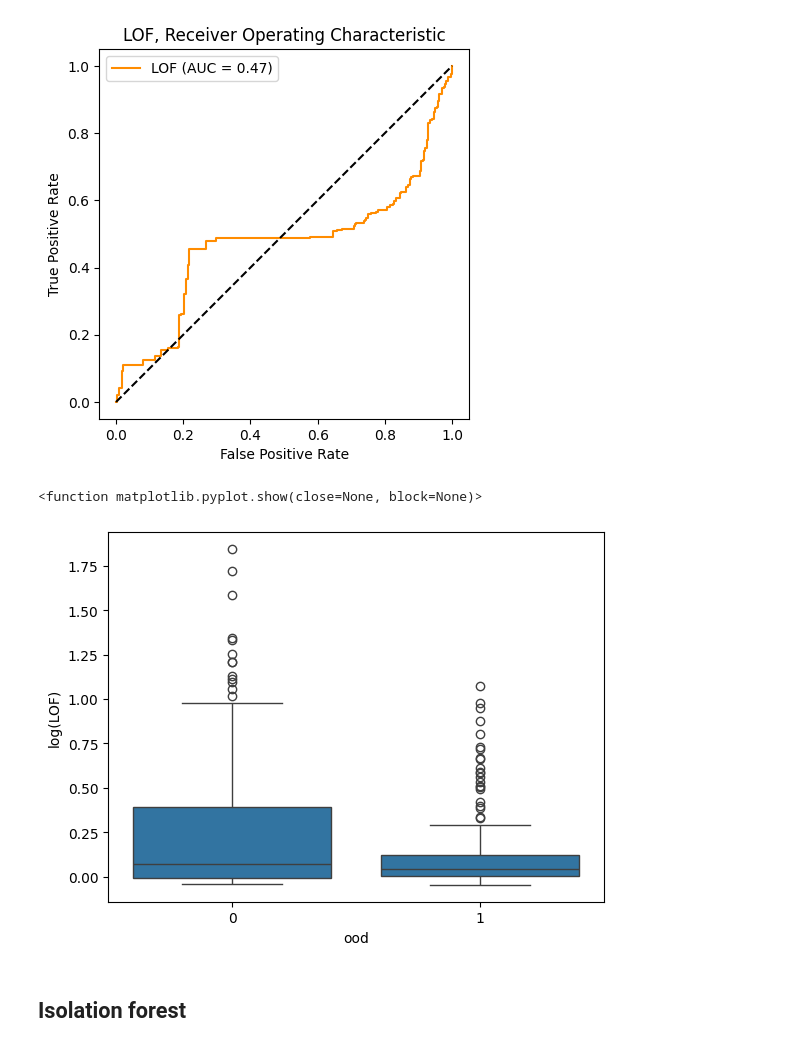
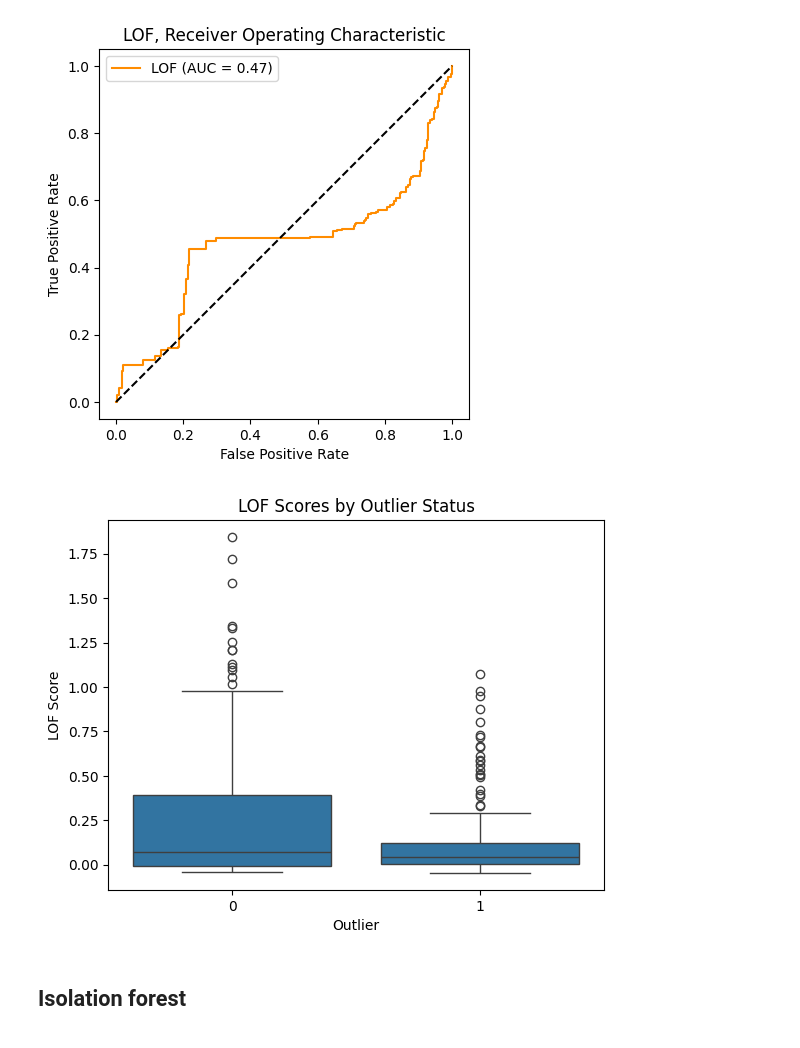
Before and after one commit to Jvlia17/out-of-distribution-detection, a Jupyter notebook: Detekcja_anomalii.ipynb, the cells around one changed output. Cells and saved outputs as stored; diff of their text form; code cells hidden in the pictures.

```diff
--- a/Detekcja_anomalii.ipynb
+++ b/Detekcja_anomalii.ipynb
@@ -418,23 +451,22 @@ plt.legend()
 plt.show()
 # %% [output]
 [figure]
-# %%
-model.fit(X)
-anomaly_score = model.negative_outlier_factor_
-# %%
-import pandas as pd
-import seaborn as sns
-
-of = np.log(-anomaly_score)
-
-data= pd.DataFrame({'lof': of, 'ood': y})
-
-sns.boxplot(x='ood', y='lof', data=data).set(ylabel='log(LOF)')
-
-plt.show
-# %% [output]
-<function matplotlib.pyplot.show(close=None, block=None)>
-[figure, removed]
+# %%
+# Przekształcenie negatywnych odległości LOF na dodatnie wartości; większe wartości wskazują na większą anomalię
+# lof_scores = -model.negative_outlier_factor_
+lof_scores = np.log(-model.negative_outlier_factor_) #??? -> kiedy rozkład danych jest silnie skośny
+
+# Tworzenie DataFrame do wykresu
+data = pd.DataFrame({'LOFScore': lof_scores, 'Outlier': y})
+
+# Tworzenie wykresu boxplot
+sns.boxplot(x='Outlier', y='LOFScore', data=data)
+
+plt.ylabel('LOF Score')
+plt.title('LOF Scores by Outlier Status')
+plt.show()
+# %% [output]
+[figure, added]
 # %% [markdown]
 ## Isolation forest
 # %%
```
Also changed, not shown: parts of 13 cells of this notebook.
